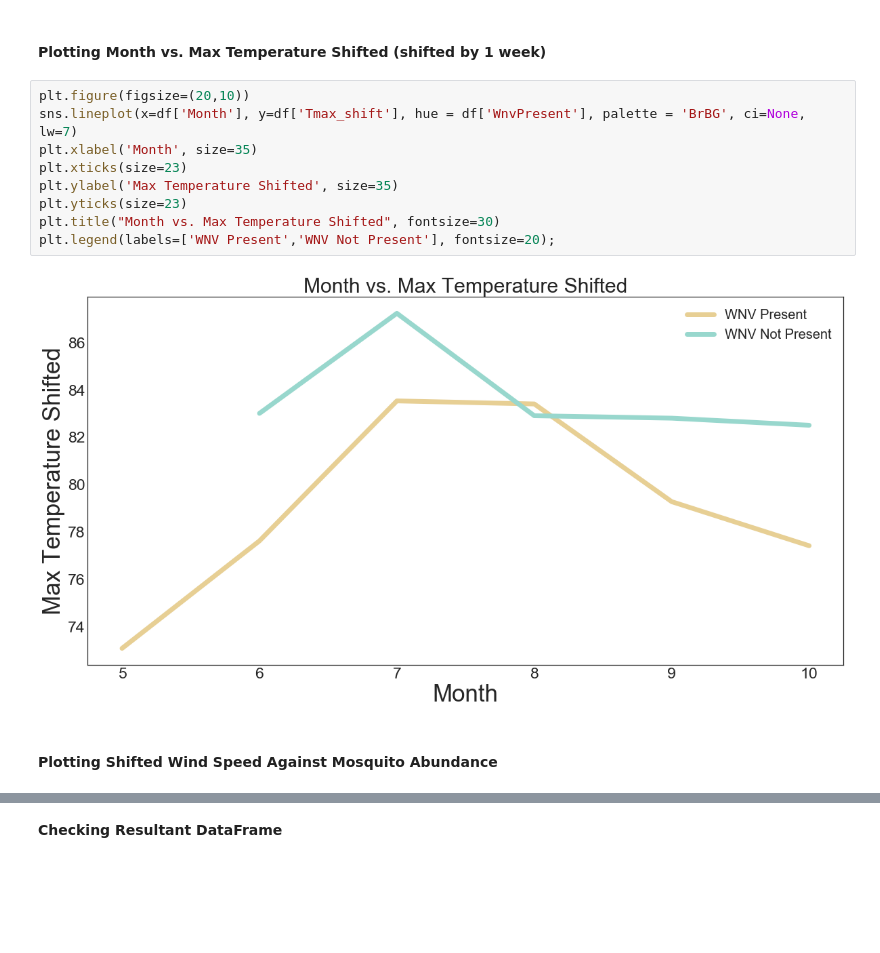
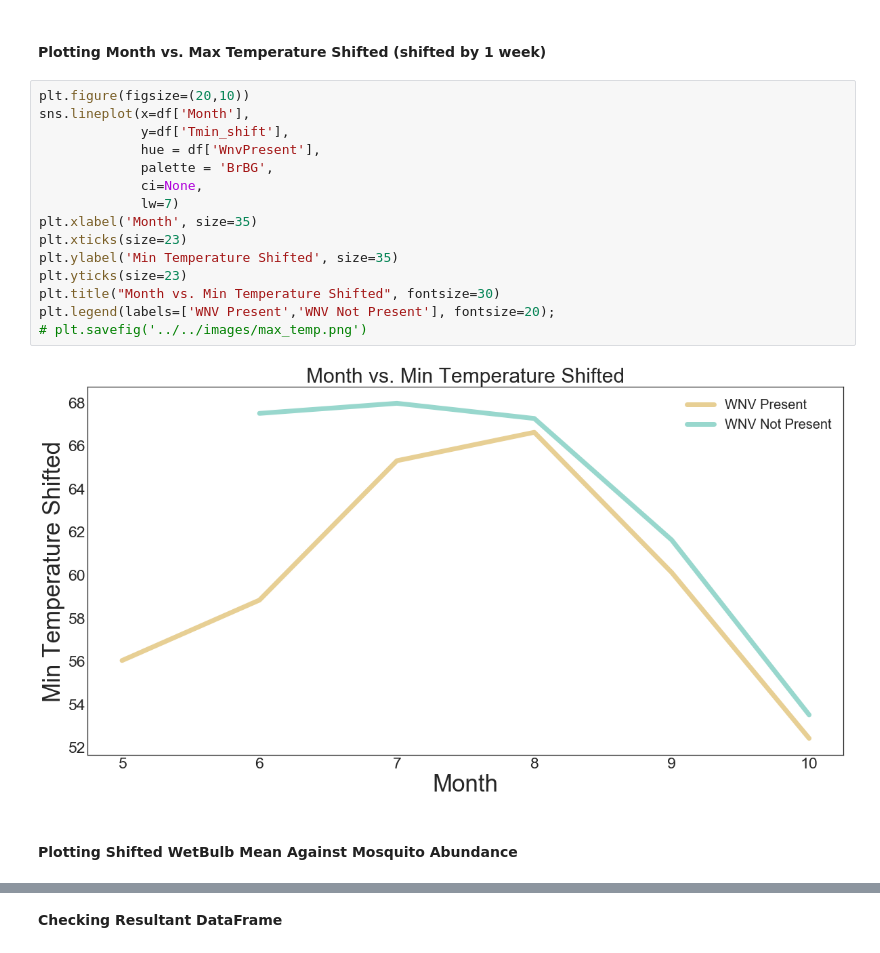
Before and after one commit to camarenad/wnv_prevention, a Jupyter notebook: jj/nb_suggested_order/02_EDA.ipynb, the cells around one changed output, grey strips where cells are left out. Cells and saved outputs as stored; diff of their text form; blank space fills up the shorter version.

```diff
--- a/jj/nb_suggested_order/02_EDA.ipynb
+++ b/jj/nb_suggested_order/02_EDA.ipynb
@@ -264,14 +319,20 @@ plt.legend(labels=['Observation','Month','May', 'June', 'Jul', 'Aug', 'Sep', 'Oc
 #### Plotting Month vs. Max Temperature Shifted (shifted by 1 week)
 # %%
 plt.figure(figsize=(20,10))
-sns.lineplot(x=df['Month'], y=df['Tmax_shift'], hue = df['WnvPresent'], palette = 'BrBG', ci=None, lw=7)
+sns.lineplot(x=df['Month'],
+             y=df['Tmin_shift'],
+             hue = df['WnvPresent'],
+             palette = 'BrBG',
+             ci=None,
+             lw=7)
 plt.xlabel('Month', size=35)
 plt.xticks(size=23)
-plt.ylabel('Max Temperature Shifted', size=35)
+plt.ylabel('Min Temperature Shifted', size=35)
 plt.yticks(size=23)
-plt.title("Month vs. Max Temperature Shifted", fontsize=30)
+plt.title("Month vs. Min Temperature Shifted", fontsize=30)
 plt.legend(labels=['WNV Present','WNV Not Present'], fontsize=20);
+# plt.savefig('../../images/max_temp.png')
 # %% [output]
-[figure, old version]
+[figure, new version]
 # %% [markdown]
-#### Plotting Shifted Wind Speed Against Mosquito Abundance
+#### Plotting Shifted WetBulb Mean Against Mosquito Abundance
```
Also changed, not shown: parts of 12 cells of this notebook, 10 other files.
